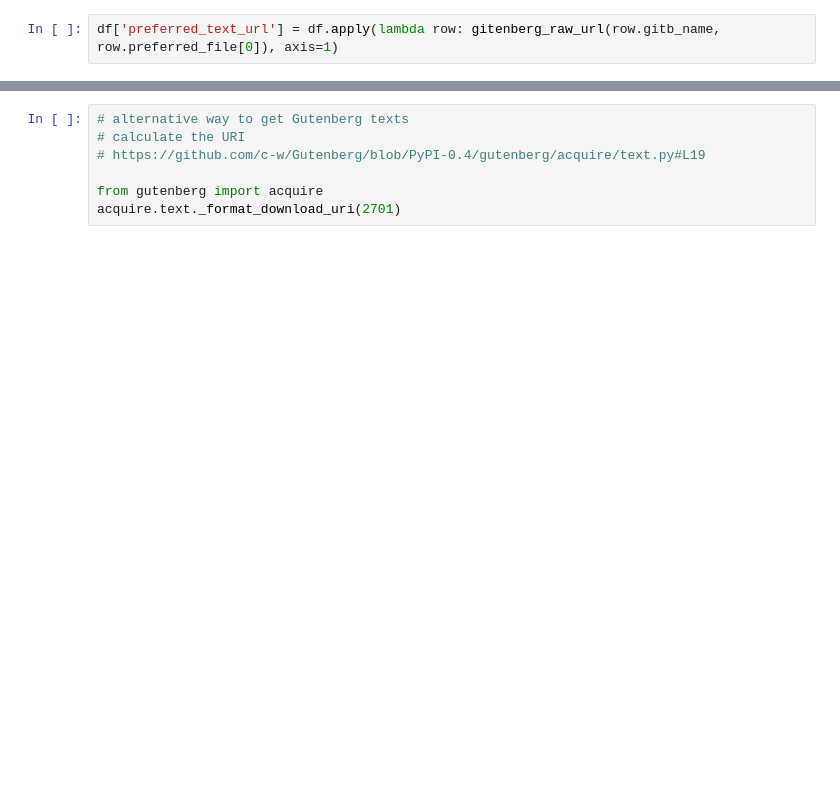
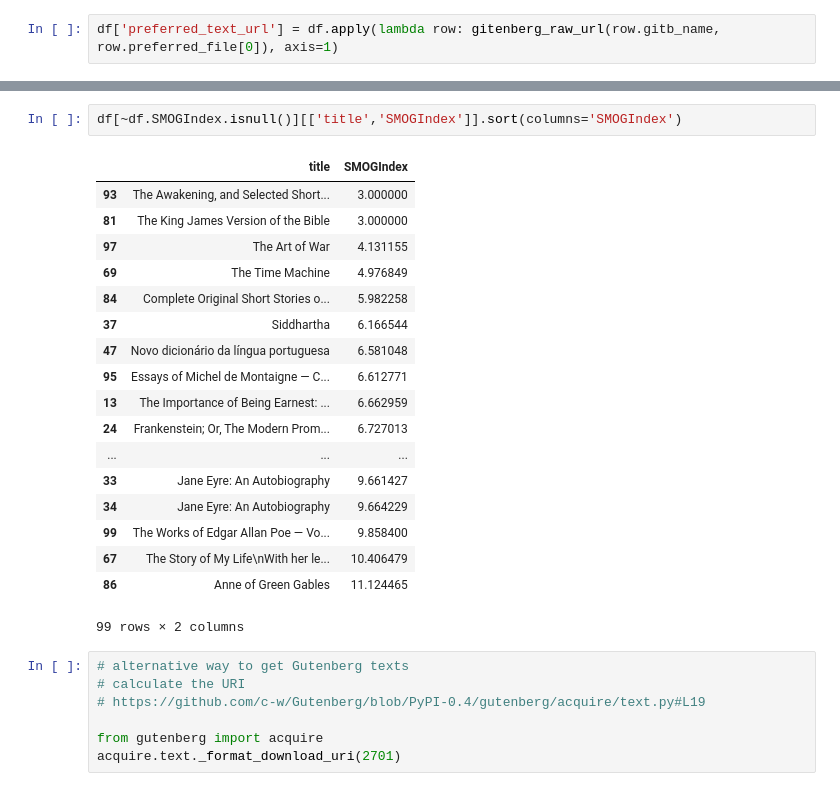
Before and after one commit to rdhyee/gitenberg_readability, a Jupyter notebook: gitenberg_readability.ipynb, the cells around one changed output, grey strips where cells are left out. Drawn from its saved outputs; the diff is of its cells as text; blank space fills up the shorter version.

```diff
--- a/gitenberg_readability.ipynb
+++ b/gitenberg_readability.ipynb
@@ -344,3 +337,24 @@ wiki.noun_phrases
+# %%
+df[~df.SMOGIndex.isnull()][['title','SMOGIndex']].sort(columns='SMOGIndex')
+# %% [output]
+|  | title | SMOGIndex |
+| 93 | The Awakening, and Selected Short... | 3.000000 |
+| 81 | The King James Version of the Bible | 3.000000 |
+| 97 | The Art of War | 4.131155 |
+| 69 | The Time Machine | 4.976849 |
+| 84 | Complete Original Short Stories o... | 5.982258 |
+| 37 | Siddhartha | 6.166544 |
+| 47 | Novo dicionário da língua portuguesa | 6.581048 |
+| 95 | Essays of Michel de Montaigne — C... | 6.612771 |
+| 13 | The Importance of Being Earnest: ... | 6.662959 |
+| 24 | Frankenstein; Or, The Modern Prom... | 6.727013 |
+| ... | ... | ... |
+| 33 | Jane Eyre: An Autobiography | 9.661427 |
+| 34 | Jane Eyre: An Autobiography | 9.664229 |
+| 99 | The Works of Edgar Allan Poe — Vo... | 9.858400 |
+| 67 | The Story of My Life\nWith her le... | 10.406479 |
+| 86 | Anne of Green Gables | 11.124465 |
+99 rows × 2 columns
 # %%
 # alternative way to get Gutenberg texts
 # calculate the URI
```
Also changed, not shown: parts of 57 cells of this notebook.
